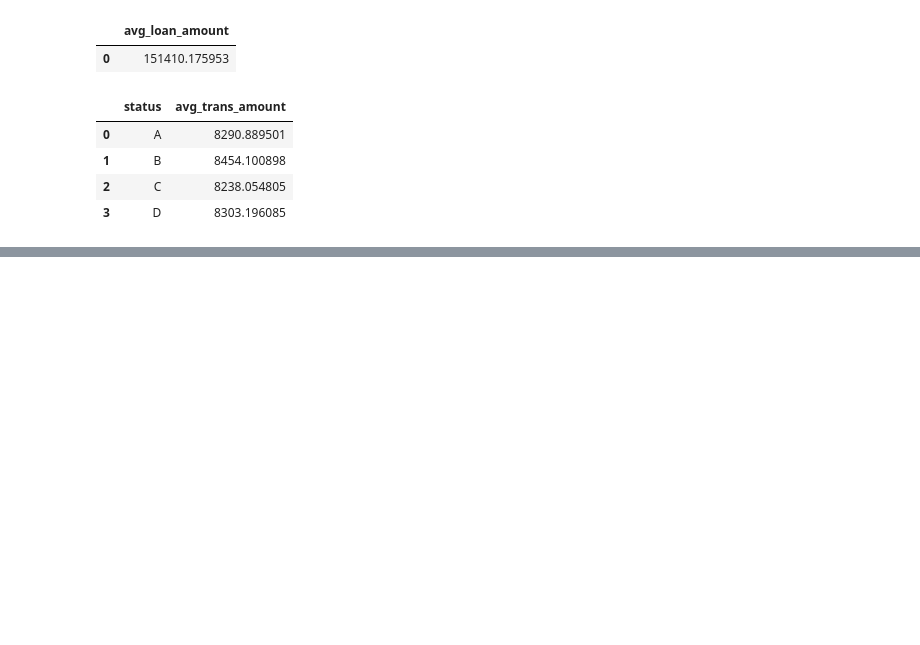
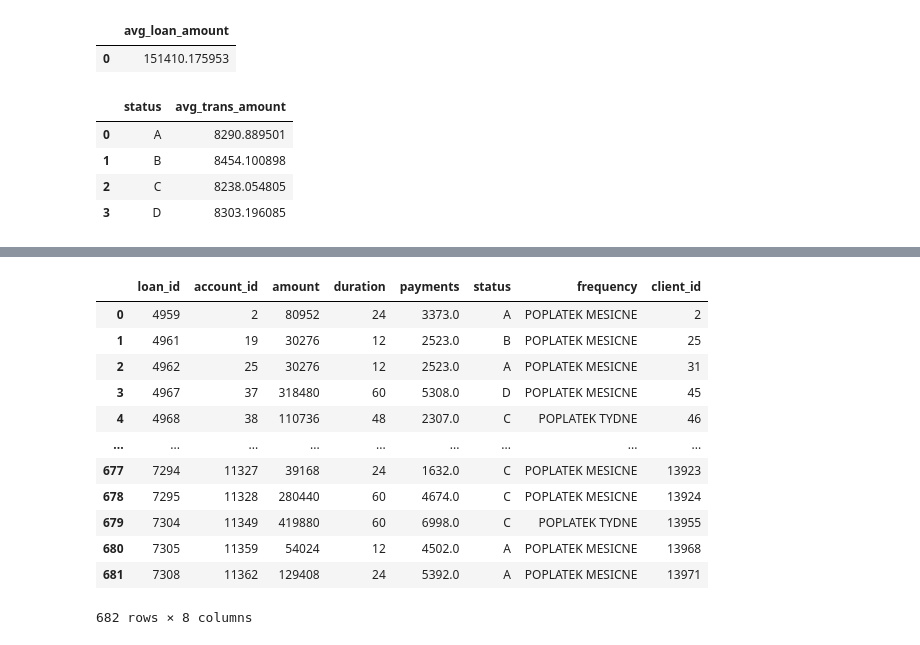
Before and after one commit to aetabid/fraud_detection, a Jupyter notebook: utku_project/bank_data.ipynb, the cells around one changed output, grey strips where cells are left out. Saved outputs shown, nothing was run; the diff lists cells and outputs as text; code cells hidden in the pictures; blank space fills up the shorter version.

```diff
--- a/utku_project/bank_data.ipynb
+++ b/utku_project/bank_data.ipynb
@@ -215,0 +246,29 @@ pd.read_sql(query, conn)
+# %%
+query2 = """SELECT loan.loan_id,
+loan.account_id,
+loan.amount,
+loan.duration,
+loan.payments,
+loan.status,
+account_data.frequency,
+disp.client_id
+FROM loan
+JOIN account_data ON loan.account_id = account_data.account_id
+JOIN disp ON account_data.account_id = disp.account_id
+AND disp.type = 'OWNER'
+"""
+pd.read_sql(query2, conn)
+# %% [output]
+|  | loan_id | account_id | amount | duration | payments | status | frequency | client_id |
+| 0 | 4959 | 2 | 80952 | 24 | 3373.0 | A | POPLATEK MESICNE | 2 |
+| 1 | 4961 | 19 | 30276 | 12 | 2523.0 | B | POPLATEK MESICNE | 25 |
+| 2 | 4962 | 25 | 30276 | 12 | 2523.0 | A | POPLATEK MESICNE | 31 |
+| 3 | 4967 | 37 | 318480 | 60 | 5308.0 | D | POPLATEK MESICNE | 45 |
+| 4 | 4968 | 38 | 110736 | 48 | 2307.0 | C | POPLATEK TYDNE | 46 |
+| ... | ... | ... | ... | ... | ... | ... | ... | ... |
+| 677 | 7294 | 11327 | 39168 | 24 | 1632.0 | C | POPLATEK MESICNE | 13923 |
+| 678 | 7295 | 11328 | 280440 | 60 | 4674.0 | C | POPLATEK MESICNE | 13924 |
+| 679 | 7304 | 11349 | 419880 | 60 | 6998.0 | C | POPLATEK TYDNE | 13955 |
+| 680 | 7305 | 11359 | 54024 | 12 | 4502.0 | A | POPLATEK MESICNE | 13968 |
+| 681 | 7308 | 11362 | 129408 | 24 | 5392.0 | A | POPLATEK MESICNE | 13971 |
+682 rows × 8 columns
```
Also changed, not shown: parts of 4 cells of this notebook.
